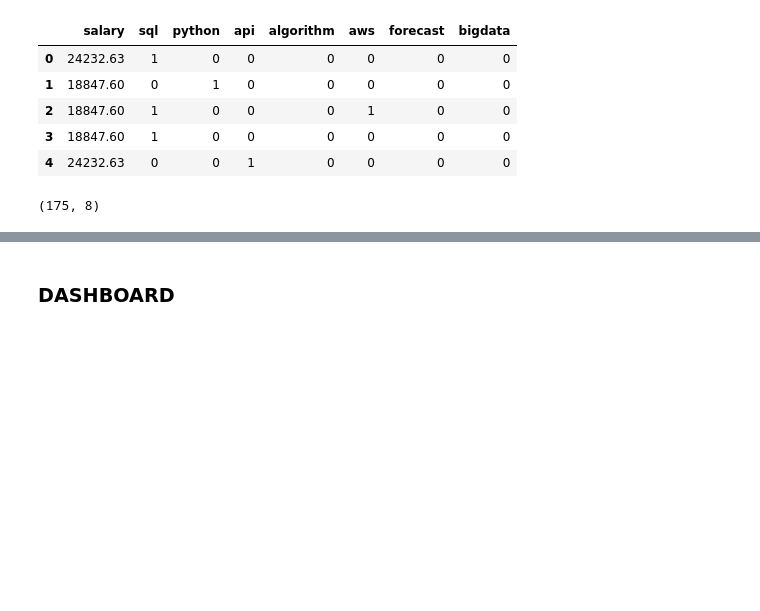
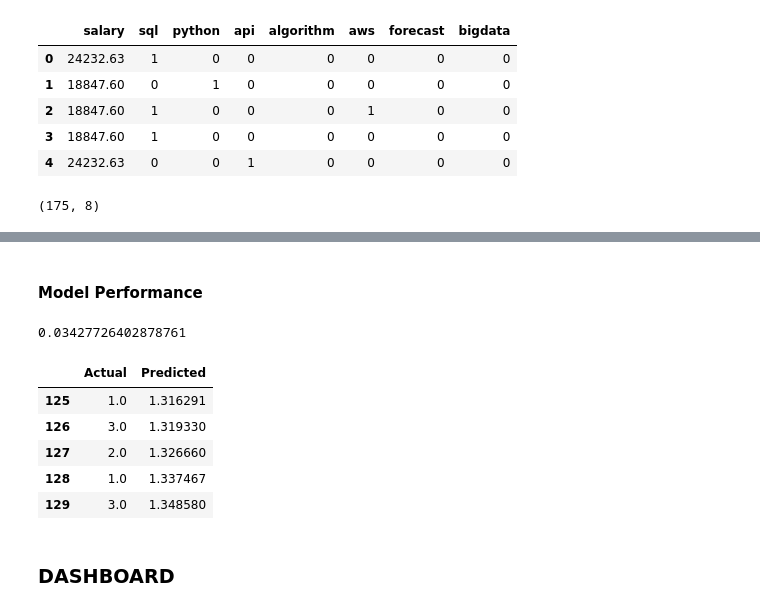
Before and after one commit to rkp678/Project2_GroupC, a Jupyter notebook: starter_code.ipynb, the cells around one changed output, grey strips where cells are left out. Drawn from its saved outputs; the diff is of its cells as text; code cells hidden in the pictures; blank space fills up the shorter version.

```diff
--- a/starter_code.ipynb
+++ b/starter_code.ipynb
@@ -213,0 +389,3 @@ df_updated.describe()
+# %%
+# Compile the model
+model.compile(optimizer="adam", loss="mean_squared_error")
@@ -213,0 +413,7 @@ df_updated.describe()
+# %%
+# Train the model
+# Use at least 10 epochs
+# Do not shuffle the data
+# Experiment with the batch size, but a smaller batch size is recommended
+
+model.fit(X_train, y_train, epochs=10, shuffle=False, batch_size=90, verbose=1)
@@ -213,0 +442,30 @@ df_updated.describe()
+# %% [markdown]
+#### Model Performance
+# %%
+# Evaluate the model
+model.evaluate(X_test, y_test, verbose=0)
+# %% [output]
+0.03427726402878761
+# %%
+# Make some predictions
+predicted = model.predict(X_test)
+# %%
+# Recover the original prices instead of the scaled version
+predicted_salary = scaler.inverse_transform(predicted)
+real_salary = scaler.inverse_transform(y_test.reshape(-1, 1))
+# %%
+# Create a DataFrame of Real and Predicted values
+salaries = pd.DataFrame({
+    "Actual": real_salary.ravel(),
+    "Predicted": predicted_salary.ravel()
+}, index = df_updated.index[-len(real_salary): ])
+
+# Show the DataFrame's head
+salaries.head()
+# %% [output]
+|  | Actual | Predicted |
+| 125 | 1.0 | 1.316291 |
+| 126 | 3.0 | 1.319330 |
+| 127 | 2.0 | 1.326660 |
+| 128 | 1.0 | 1.337467 |
+| 129 | 3.0 | 1.348580 |
```
Also changed, not shown: parts of 17 cells of this notebook.
